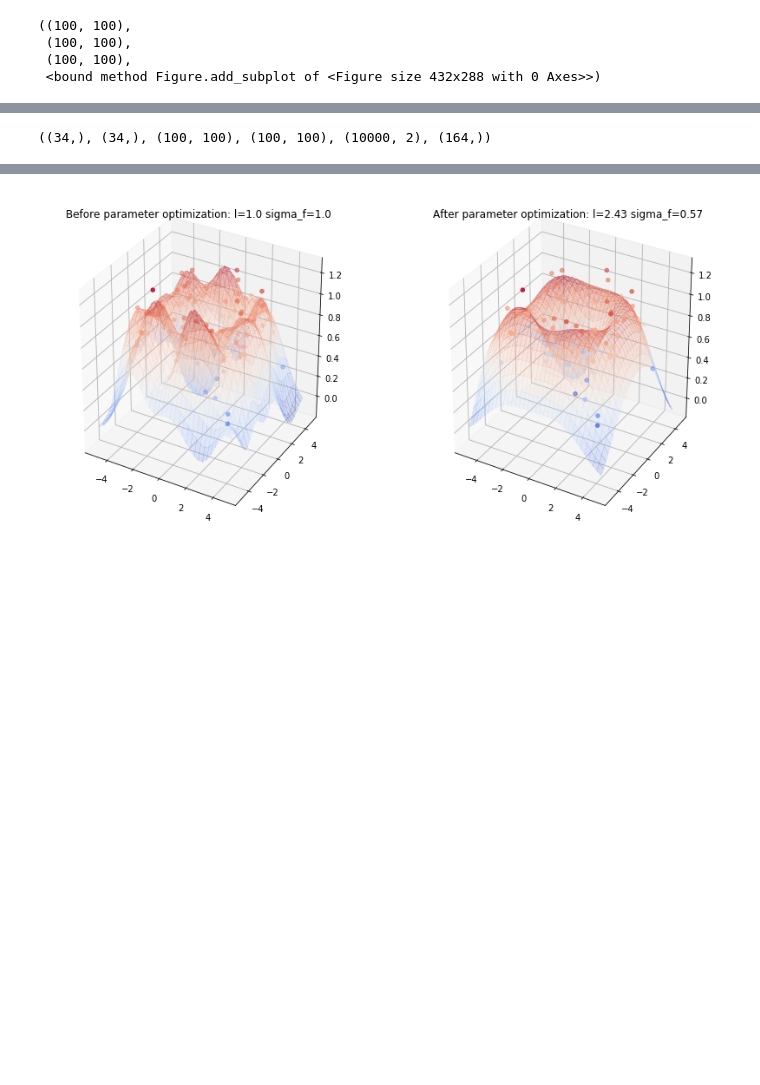
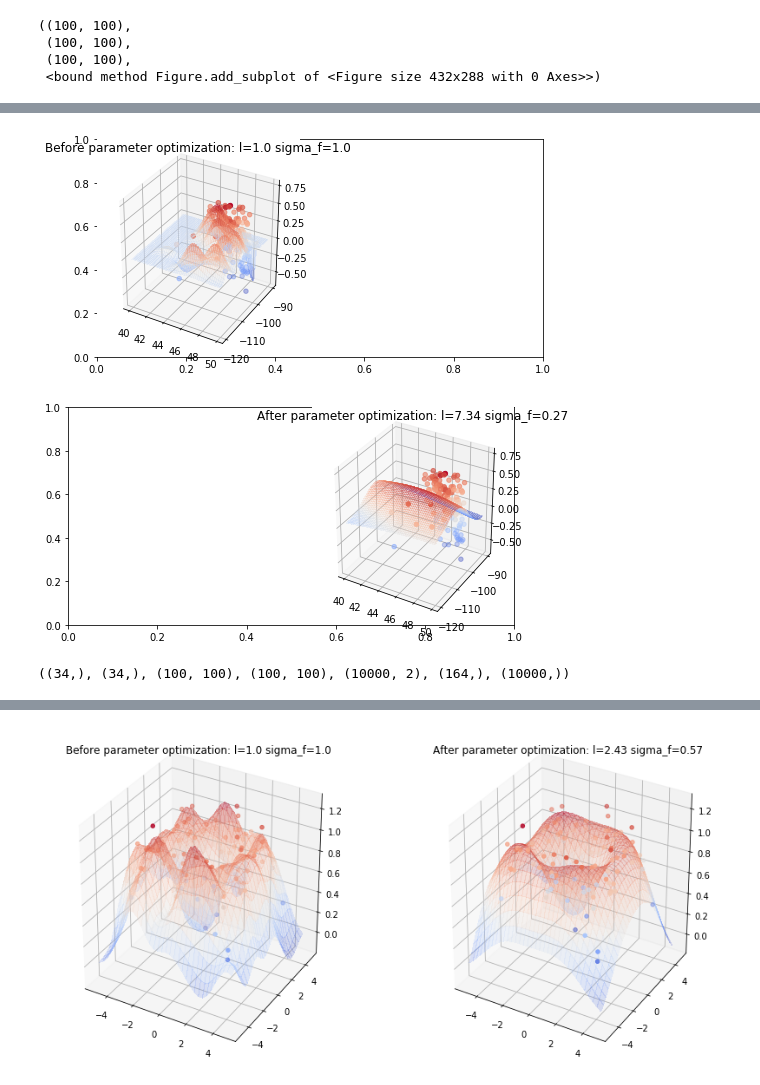
Before and after one commit to Mind-The-Data/GaussianProcess, a Jupyter notebook: GPfromNumpyonWesternWheat.ipynb, the cells around one changed output, grey strips where cells are left out. Saved outputs shown, nothing was run; the diff lists cells and outputs as text; code cells hidden in the pictures; blank space fills up the shorter version.

```diff
--- a/GPfromNumpyonWesternWheat.ipynb
+++ b/GPfromNumpyonWesternWheat.ipynb
@@ -107,8 +106,8 @@ arrayx, arrayy = np.arange(40, 50, 0.1), np.arange(-120, -90, .3)
 gridx, gridy = np.meshgrid(arrayx, arrayy)
 X_2D = np.c_[gridx.ravel(), gridy.ravel()]
 
-mu_s, _ = posterior_predictive(X_2D, X_2D_train, Y_2D_train, sigma_y=sigma_y)
-plot_gp_2D(gridx, gridy, mu_s, X_2D_train, Y_2D_train,
+mu_s_nonopt, _ = posterior_predictive(X_2D, X_2D_train, Y_2D_train, sigma_y=sigma_y)
+plot_gp_2D(gridx, gridy, mu_s_nonopt, X_2D_train, Y_2D_train,
            f'Before parameter optimization: l={1.00} sigma_f={1.00}', 1)
 
 res = minimize(nll_fn(X_2D_train, Y_2D_train, sigma_y), [1, 1],
@@ -124,4 +121,6 @@ plot_gp_2D(gridx, gridy, mu_s, X_2D_train, Y_2D_train,
+[figure, added]
+[figure, added]
 # %%
-rx.shape, ry.shape, gridx.shape, gridy.shape, X_2D.shape, Y_2D_train.shape
+rx.shape, ry.shape, gridx.shape, gridy.shape, X_2D.shape, Y_2D_train.shape, mu_s.shape
 # %% [output]
-((34,), (34,), (100, 100), (100, 100), (10000, 2), (164,))
+((34,), (34,), (100, 100), (100, 100), (10000, 2), (164,), (10000,))
```
Also changed, not shown: parts of 4 cells of this notebook.
